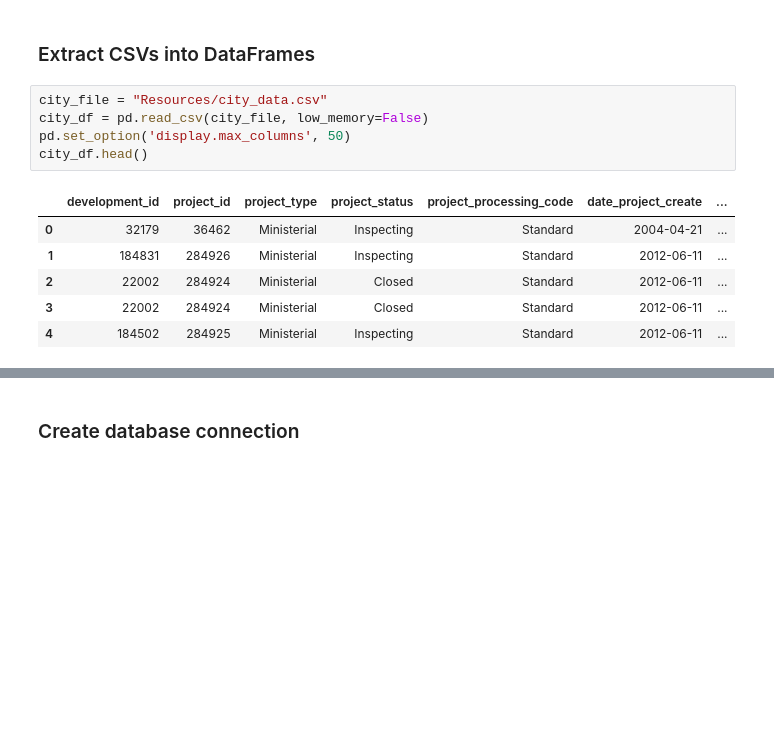
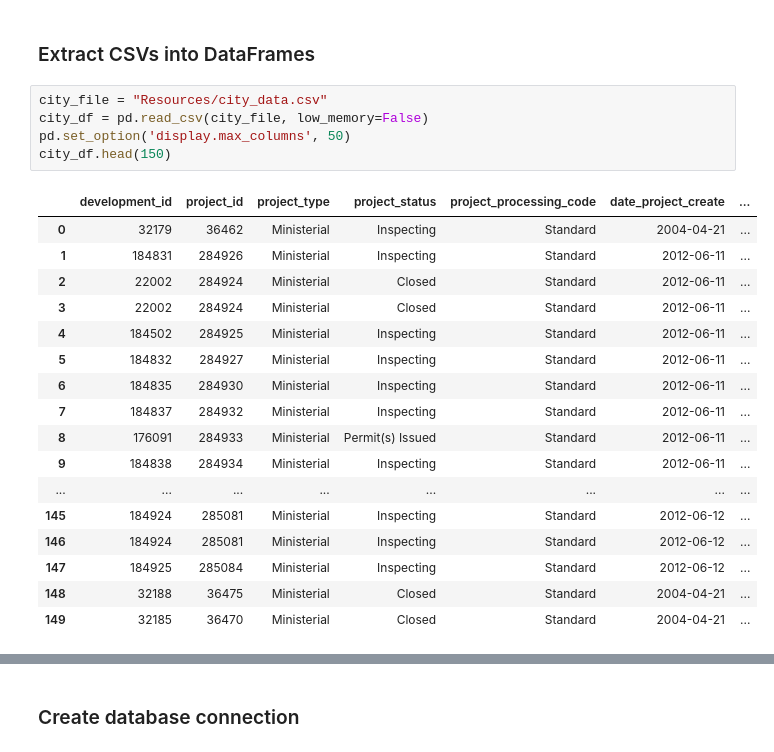
Before and after one commit to rarconaut/Project-2---ETL, a Jupyter notebook: Project2_ETL.ipynb, the cells around one changed output, grey strips where cells are left out. Drawn from its saved outputs; the diff is of its cells as text; blank space fills up the shorter version.

```diff
--- a/Project2_ETL.ipynb
+++ b/Project2_ETL.ipynb
@@ -6,15 +6,26 @@ from sqlalchemy import create_engine
 # %%
 city_file = "Resources/city_data.csv"
 city_df = pd.read_csv(city_file, low_memory=False)
 pd.set_option('display.max_columns', 50)
-city_df.head()
+city_df.head(150)
 # %% [output]
 |  | development_id | project_id | project_type | project_status | project_processing_code | date_project_create | ... |
 | 0 | 32179 | 36462 | Ministerial | Inspecting | Standard | 2004-04-21 | ... |
 | 1 | 184831 | 284926 | Ministerial | Inspecting | Standard | 2012-06-11 | ... |
 | 2 | 22002 | 284924 | Ministerial | Closed | Standard | 2012-06-11 | ... |
 | 3 | 22002 | 284924 | Ministerial | Closed | Standard | 2012-06-11 | ... |
 | 4 | 184502 | 284925 | Ministerial | Inspecting | Standard | 2012-06-11 | ... |
+| 5 | 184832 | 284927 | Ministerial | Inspecting | Standard | 2012-06-11 | ... |
+| 6 | 184835 | 284930 | Ministerial | Inspecting | Standard | 2012-06-11 | ... |
+| 7 | 184837 | 284932 | Ministerial | Inspecting | Standard | 2012-06-11 | ... |
+| 8 | 176091 | 284933 | Ministerial | Permit(s) Issued | Standard | 2012-06-11 | ... |
+| 9 | 184838 | 284934 | Ministerial | Inspecting | Standard | 2012-06-11 | ... |
+| ... | ... | ... | ... | ... | ... | ... | ... |
+| 145 | 184924 | 285081 | Ministerial | Inspecting | Standard | 2012-06-12 | ... |
+| 146 | 184924 | 285081 | Ministerial | Inspecting | Standard | 2012-06-12 | ... |
+| 147 | 184925 | 285084 | Ministerial | Inspecting | Standard | 2012-06-12 | ... |
+| 148 | 32188 | 36475 | Ministerial | Closed | Standard | 2004-04-21 | ... |
+| 149 | 32185 | 36470 | Ministerial | Closed | Standard | 2004-04-21 | ... |
 # %%
 mammal_file = "Resources/mammal_data.csv"
 mammal_df = pd.read_csv(mammal_file)
```
Also changed, not shown: parts of 7 cells of this notebook.
